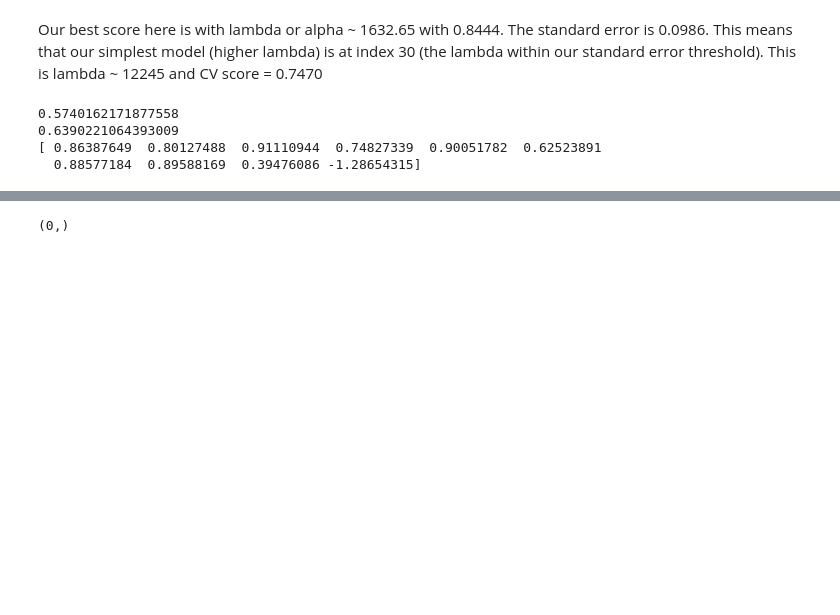
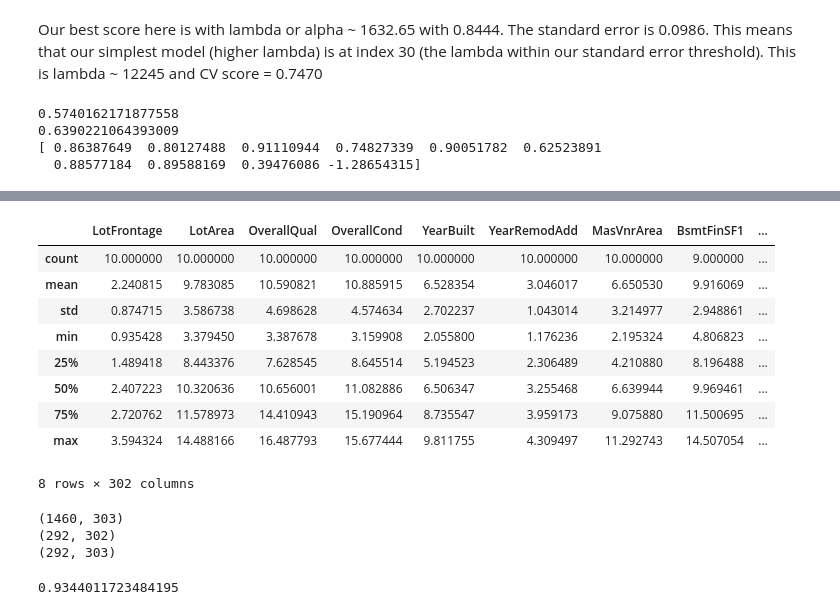
Before and after one commit to martinsun0/AML-assignments, a Jupyter notebook: hw2/RLS/hw2_part1.ipynb, the cells around one changed output, grey strips where cells are left out. Cells and saved outputs as stored; diff of their text form; code cells hidden in the pictures; blank space fills up the shorter version.

```diff
--- a/hw2/RLS/hw2_part1.ipynb
+++ b/hw2/RLS/hw2_part1.ipynb
@@ -272,7 +271,9 @@ def z_calc(beta, n, k, v_j, sse):
 kf = KFold(n_splits=10)
 kf.split(X)
 n_fold = 1
-z_all = np.array([])
+p = len(X.columns)
+z_all = np.empty((0,p))
+print(np.shape(z_all))
 
 for train_index, test_index in kf.split(X):
     z_row = []
@@ -298,8 +299,6 @@ for train_index, test_index in kf.split(X):
         b_j = beta[j]
         z_j = z_calc(b_j, n, k, v_j, sse)
         z_row.append(z_j)
-    print(z_row)
-    np.append(z_all, z_row, axis=0)
+    z_all = np.append(z_all, np.array([z_row]), axis=0)
     n_fold += 1
-    print('new fold')
 # %% [output]
@@ -326,4 +306,14 @@ new fold
-# %%
-print(np.shape(z_all))
-# %% [output]
-(0,)
+# %%
+z_all = pd.DataFrame(z_all, columns=columns)
+z_all.describe()
+# %% [output]
+|  | LotFrontage | LotArea | OverallQual | OverallCond | YearBuilt | YearRemodAdd | MasVnrArea | BsmtFinSF1 | ... |
+| count | 10.000000 | 10.000000 | 10.000000 | 10.000000 | 10.000000 | 10.000000 | 10.000000 | 9.000000 | ... |
+| mean | 2.240815 | 9.783085 | 10.590821 | 10.885915 | 6.528354 | 3.046017 | 6.650530 | 9.916069 | ... |
+| std | 0.874715 | 3.586738 | 4.698628 | 4.574634 | 2.702237 | 1.043014 | 3.214977 | 2.948861 | ... |
+| min | 0.935428 | 3.379450 | 3.387678 | 3.159908 | 2.055800 | 1.176236 | 2.195324 | 4.806823 | ... |
+| 25% | 1.489418 | 8.443376 | 7.628545 | 8.645514 | 5.194523 | 2.306489 | 4.210880 | 8.196488 | ... |
+| 50% | 2.407223 | 10.320636 | 10.656001 | 11.082886 | 6.506347 | 3.255468 | 6.639944 | 9.969461 | ... |
+| 75% | 2.720762 | 11.578973 | 14.410943 | 15.190964 | 8.735547 | 3.959173 | 9.075880 | 11.500695 | ... |
+| max | 3.594324 | 14.488166 | 16.487793 | 15.677444 | 9.811755 | 4.309497 | 11.292743 | 14.507054 | ... |
+8 rows × 302 columns
@@ -329,0 +327,16 @@ print(np.shape(z_all))
+# %%
+X_sm = sm.add_constant(X)
+sm_OLS_model = OLS(Y,X_sm)
+result_sm = sm_OLS_model.fit()
+type(result_sm.tvalues)
+
+X_test_sm = sm.add_constant(X_test, has_constant='add')
+Y_sm_pred = result_sm.predict(sm.add_constant(X_test_sm))
+# %% [output]
+(1460, 303)
+(292, 302)
+(292, 303)
+# %%
+r2_score(Y_test, Y_sm_pred)
+# %% [output]
+0.9344011723484195
```
Also changed, not shown: parts of 12 cells of this notebook.
